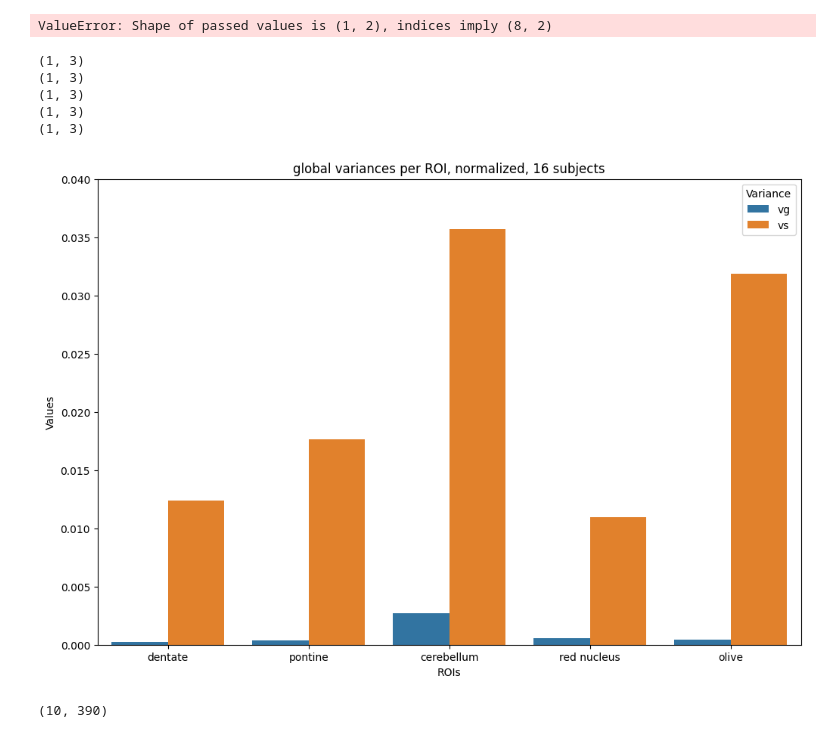
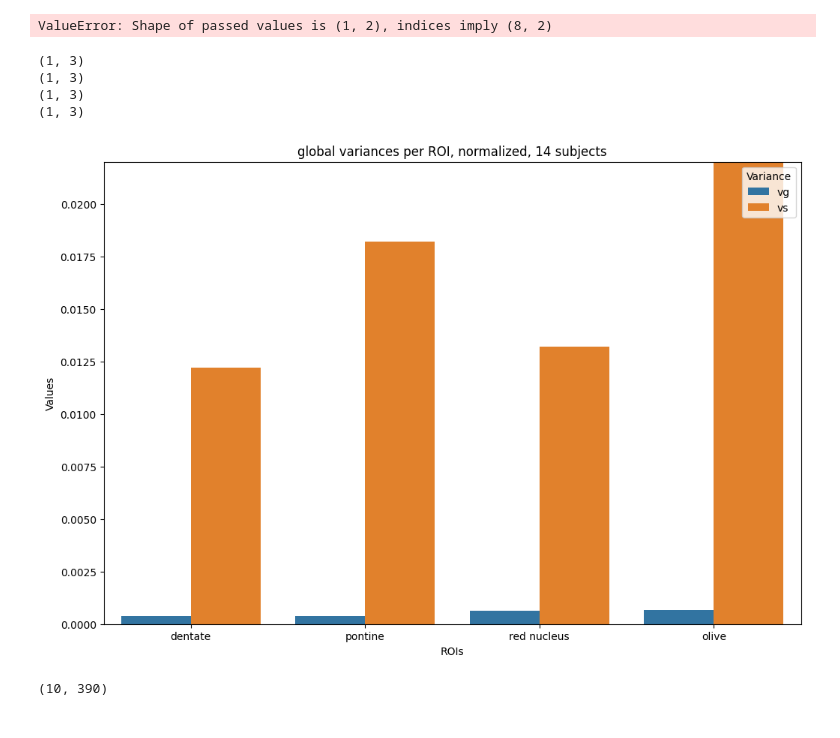
Before and after one commit to DiedrichsenLab/Pontine7T, a Jupyter notebook: notebooks/plots_decomp_var.ipynb, the cells around one changed output. Saved outputs shown, nothing was run; the diff lists cells and outputs as text; code cells hidden in the pictures.

Commit message:
decomposing_variances update

```diff
--- a/notebooks/plots_decomp_var.ipynb
+++ b/notebooks/plots_decomp_var.ipynb
@@ -97,7 +102,7 @@ tensor_subtract does not contain NaN values.
 # %%
 #dentate data
 
-flat_data = decomposing_variances.get_structure_data(structure='dentate')
+flat_data = decomposing_variances.get_structure_data(structure='dentate', data_dir='/Volumes/diedrichsen_data$/data/Cerebellum/Pontine7T/RegionOfInterest_BOLD/data/group')
 
 cond_vec = numpy.tile(numpy.arange(1,11),16)
 
@@ -257,7 +262,7 @@ tensor_subtract does not contain NaN values.
 # %%
 #rednucleus data
 
-flat_data = decomposing_variances.get_structure_data(structure='rednucleus')
+flat_data = decomposing_variances.get_structure_data(structure='rednucleus', data_dir='/Volumes/diedrichsen_data$/data/Cerebellum/Pontine7T/RegionOfInterest_BOLD/data/group')
 
 cond_vec = numpy.tile(numpy.arange(1,11),16)
 
@@ -337,7 +342,7 @@ tensor_subtract does not contain NaN values.
 # %%
 #inferior olive data
 
-flat_data = decomposing_variances.get_structure_data(structure='olive')
+flat_data = decomposing_variances.get_structure_data(structure='olive', data_dir='/Volumes/diedrichsen_data$/data/Cerebellum/Pontine7T/RegionOfInterest_BOLD/data/group')
 
 cond_vec = numpy.tile(numpy.arange(1,11),16)
 
@@ -479,15 +464,15 @@ import pandas as pd
 
 # Assuming variances_d, variances_p, variances_o, variances_r are defined
 
-var_d_normalized = numpy.zeros((16,3)) #(10,3) means 10 rows, 3 variances; (1,3) means 1 row, 3 variances, etc
-var_p_normalized = numpy.zeros((16,3))
-var_c_normalized = numpy.zeros((16,3))
-var_o_normalized = numpy.zeros((16,3))
-var_r_normalized = numpy.zeros((16,3))
+var_d_normalized = numpy.zeros((15,3)) #(10,3) means 10 rows, 3 variances; (1,3) means 1 row, 3 variances, etc
+var_p_normalized = numpy.zeros((15,3))
+#var_c_normalized = numpy.zeros((16,3))
+var_o_normalized = numpy.zeros((15,3))
+var_r_normalized = numpy.zeros((15,3))
 
-print(var_c_normalized.shape)
+print(var_d_normalized.shape)
 
-for i in range(16): #number of rows
+for i in range(15): #number of rows
     row_sum_d = numpy.sum(variances_d[i])
     var_d_normalized[i] = variances_d[i]/row_sum_d
 
@@ -500,8 +485,8 @@ for i in range(16): #number of rows
     row_sum_o = numpy.sum(variances_o[i])
     var_o_normalized[i] = variances_o[i]/ row_sum_o
 
-    row_sum_c = numpy.sum(variances_c[i])
-    var_c_normalized[i] = variances_c[i]/ row_sum_c
+    #row_sum_c = numpy.sum(variances_c[i])
+    #var_c_normalized[i] = variances_c[i]/ row_sum_c
 
 print(var_o_normalized[0][0] + var_o_normalized[0][1] + var_o_normalized[0][2])
 
@@ -600,15 +583,15 @@ ValueError: Shape of passed values is (1, 2), indices imply (8, 2)
 #plot global variances for each ROI
 
 data = {
-    'ROIs': ['dentate', 'pontine', 'cerebellum', 'red nucleus', 'olive'],
+    'ROIs': ['dentate', 'pontine', 'red nucleus', 'olive'],
     'vg_d': var_d_normalized[:, 0],
     'vs_d': var_d_normalized[:, 1],
     #'ve_d': var_d_normalized[:, 2],
     'vg_p': var_p_normalized[:, 0],
     'vs_p': var_p_normalized[:, 1],
     #'ve_p': var_p_normalized[:, 2],
-    'vg_c': var_c_normalized[:, 0],
-    'vs_c': var_c_normalized[:, 1],
+    #'vg_c': var_c_normalized[:, 0],
+    #'vs_c': var_c_normalized[:, 1],
     #'ve_c': var_c_normalized[:, 2],
     'vg_r': var_r_normalized[:, 0],
     'vs_r': var_r_normalized[:, 1],
@@ -621,39 +604,38 @@ data = {
 # check array lengths:
 print(var_d_normalized.shape)
 print(var_p_normalized.shape)
-print(var_c_normalized.shape)
+#print(var_c_normalized.shape)
 print(var_r_normalized.shape)
 print(var_o_normalized.shape)
 
 
 # Reshape the data into long format
 df_long = pandas.DataFrame({
     'ROIs': [roi for roi in data['ROIs'] for _ in range(2)],
     'Variance': (['vg'] * len(data['vg_d']) + ['vs'] * len(data['vs_d'])) * len(data['ROIs']),
   #  'Variance': (['ve'] * len(data['ve_d'])) * len(data['ROIs']),
     'Value': [value for values in [data['vg_d'], data['vs_d'],
                                    data['vg_p'], data['vs_p'],
-                                   data['vg_c'], data['vs_c'],
+                                   #data['vg_c'], data['vs_c'],
                                    data['vg_r'], data['vs_r'],
                                    data['vg_o'], data['vs_o']] for value in values],
 })
 
 # seaborn process
 plt.figure(figsize=(12, 8))
 sns.barplot(x='ROIs', y='Value', hue='Variance', data=df_long)
 plt.xlabel('ROIs')
 plt.ylabel('Values')
-plt.title('global variances per ROI, normalized, 16 subjects')
+plt.title('global variances per ROI, normalized, 14 subjects')
 plt.legend(title='Variance', loc='upper right')
-plt.ylim(top=0.04)
+plt.ylim(top=0.022)
 plt.show()
 # %% [output]
 (1, 3)
 (1, 3)
 (1, 3)
 (1, 3)
-(1, 3)
-[figure, old version]
+[figure, new version]
 # %%
  #PLOT MEANS ACROSS RUNS FOR EACH CONDITION (390 data points per condition; each datapoint is the avg voxel data from 16 runs)
 
```
Also changed, not shown: parts of 14 cells of this notebook, 2 other files.
